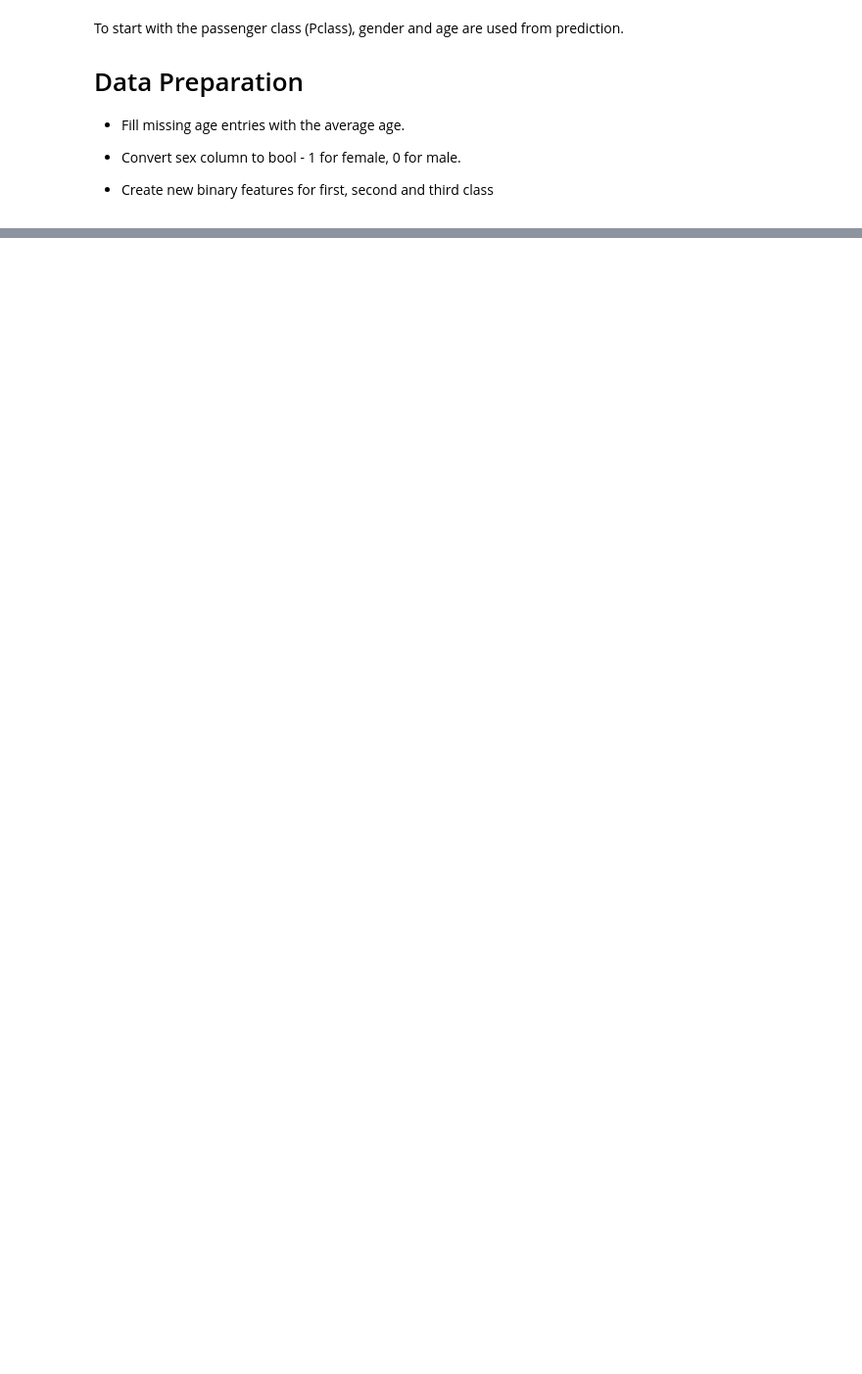
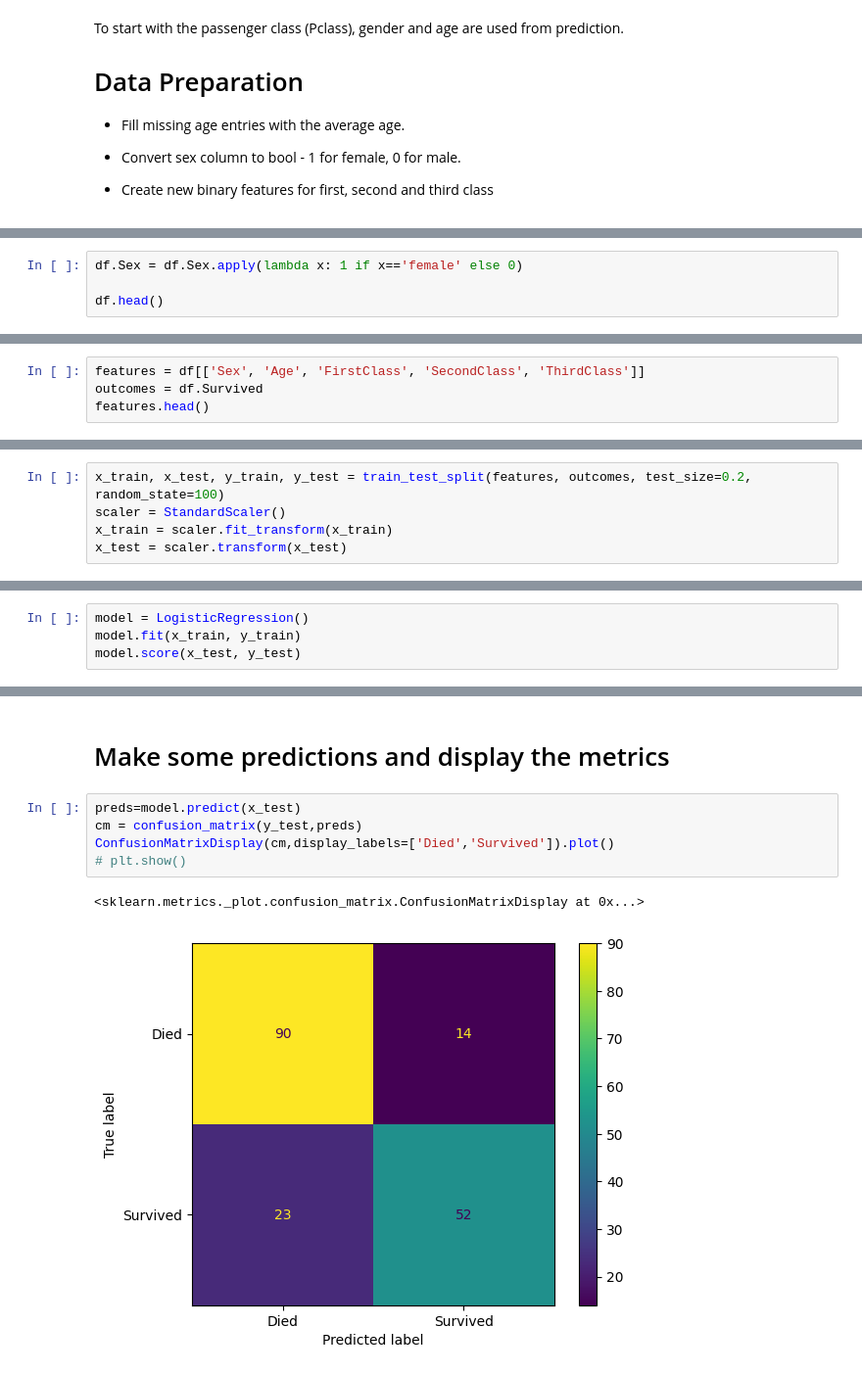
Before and after one commit to N1c-C/Regression, a Jupyter notebook: Titanic_Logistic_Regression.ipynb, the cells around one changed output, grey strips where cells are left out. Shown: that part at 98% size. Cells and saved outputs as stored; diff of their text form; blank space fills up the shorter version.

```diff
--- a/Titanic_Logistic_Regression.ipynb
+++ b/Titanic_Logistic_Regression.ipynb
@@ -61,0 +77,4 @@ Name: Age, Length: 891, dtype: float64
+# %%
+df.Sex = df.Sex.apply(lambda x: 1 if x=='female' else 0)
+
+df.head()
@@ -61,0 +94,4 @@ Name: Age, Length: 891, dtype: float64
+# %%
+features = df[['Sex', 'Age', 'FirstClass', 'SecondClass', 'ThirdClass']]
+outcomes = df.Survived
+features.head()
@@ -61,0 +105,5 @@ Name: Age, Length: 891, dtype: float64
+# %%
+x_train, x_test, y_train, y_test = train_test_split(features, outcomes, test_size=0.2, random_state=100)
+scaler = StandardScaler()
+x_train = scaler.fit_transform(x_train)
+x_test = scaler.transform(x_test)
@@ -61,0 +112,4 @@ Name: Age, Length: 891, dtype: float64
+# %%
+model = LogisticRegression()
+model.fit(x_train, y_train)
+model.score(x_test, y_test)
@@ -61,0 +127,10 @@ Name: Age, Length: 891, dtype: float64
+# %% [markdown]
+# Make some predictions and display the metrics
+# %%
+preds=model.predict(x_test)
+cm = confusion_matrix(y_test,preds)
+ConfusionMatrixDisplay(cm,display_labels=['Died','Survived']).plot()
+# plt.show()
+# %% [output]
+<sklearn.metrics._plot.confusion_matrix.ConfusionMatrixDisplay at 0x...>
+[figure, added]
```
Also changed, not shown: parts of 14 cells of this notebook.
